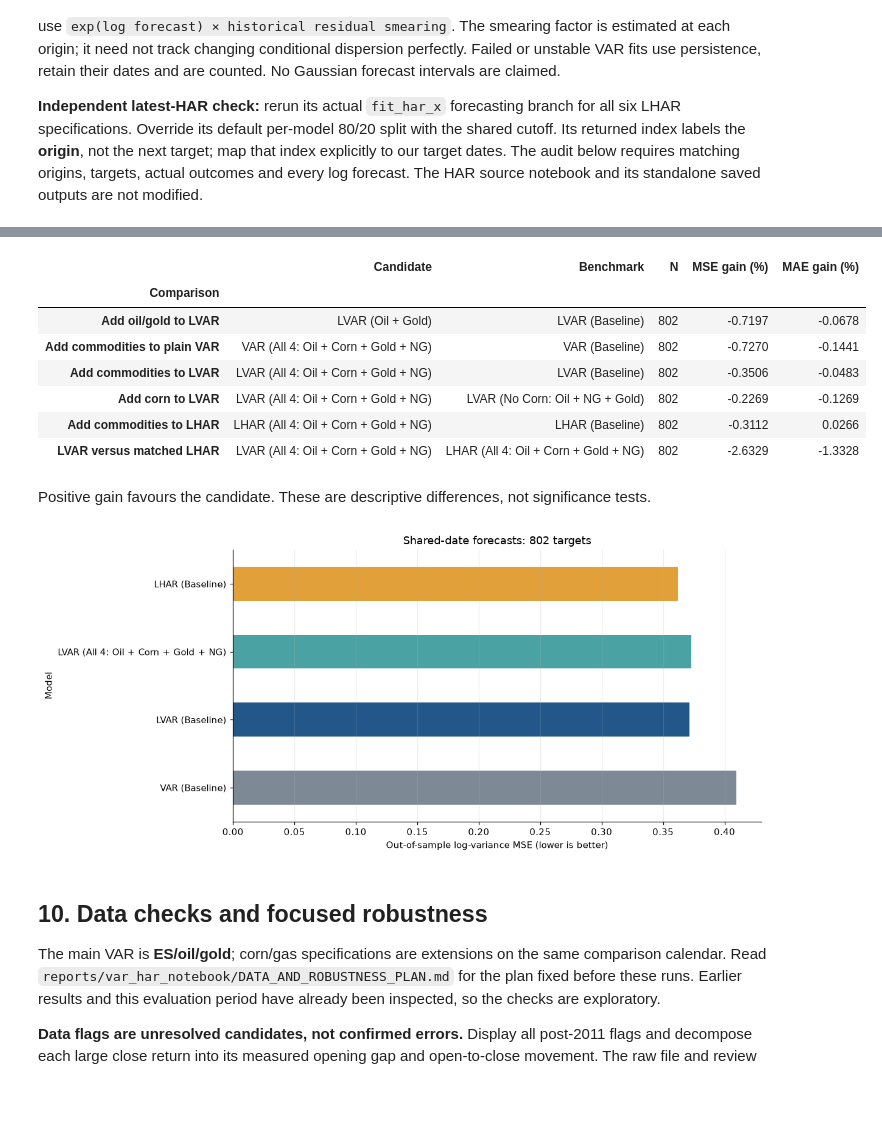
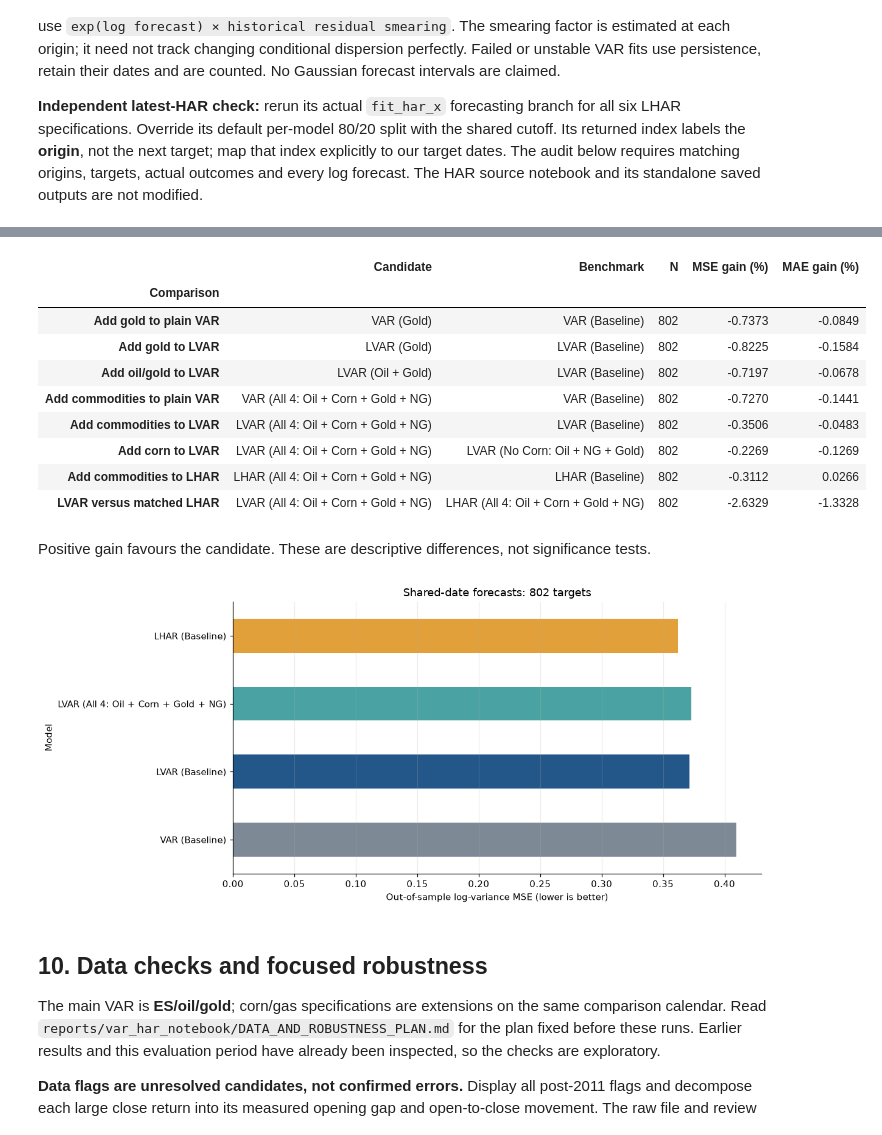
Before and after one commit to Deangr-econ/Quant_methods_project, a Jupyter notebook: VAR_QTFE.ipynb, the cells around one changed output, grey strips where cells are left out. Cells and saved outputs as stored; diff of their text form; code cells hidden in the pictures; blank space fills up the shorter version.

```diff
--- a/VAR_QTFE.ipynb
+++ b/VAR_QTFE.ipynb
@@ -588,28 +596,32 @@ Scored target dates: 2023-07-13 to 2026-08-31
 | LHAR (All 4: Oil + Corn + Gold + ... | 802 | 3165 | 2023-07-12 | 2023-07-13 | 2026-08-31 | 0.0000 | 0.3638 | ... |
 | LHAR (No Corn: Oil + NG + Gold; D... | 802 | 3165 | 2023-07-12 | 2023-07-13 | 2026-08-31 | 0.0000 | 0.3637 | ... |
 # %%
-pairs = [('Add oil/gold to LVAR', 'LVAR (Oil + Gold)', 'LVAR (Baseline)'),
+pairs = [('Add gold to plain VAR', 'VAR (Gold)', 'VAR (Baseline)'),
+    ('Add gold to LVAR', 'LVAR (Gold)', 'LVAR (Baseline)'),
+    ('Add oil/gold to LVAR', 'LVAR (Oil + Gold)', 'LVAR (Baseline)'),
     ('Add commodities to plain VAR', 'VAR (All 4: Oil + Corn + Gold + NG)', 'VAR (Baseline)'),
     ('Add commodities to LVAR', 'LVAR (All 4: Oil + Corn + Gold + NG)', 'LVAR (Baseline)'),
     ('Add corn to LVAR', 'LVAR (All 4: Oil + Corn + Gold + NG)', 'LVAR (No Corn: Oil + NG + Gold)'),
     ('Add commodities to LHAR', 'LHAR (All 4: Oil + Corn + Gold + NG)', 'LHAR (Baseline)'),
     ('LVAR versus matched LHAR', 'LVAR (All 4: Oil + Corn + Gold + NG)', 'LHAR (All 4: Oil + Corn + Gold + NG)')]
 gains = pd.DataFrame([{'Comparison': label, 'Candidate': candidate, 'Benchmark': benchmark,
     'N': int(metrics.loc[candidate, 'N']), 'MSE gain (%)': 100 * (1 - metrics.loc[candidate, 'MSE'] / metrics.loc[benchmark, 'MSE']),
     'MAE gain (%)': 100 * (1 - metrics.loc[candidate, 'MAE'] / metrics.loc[benchmark, 'MAE'])}
     for label, candidate, benchmark in pairs]).set_index('Comparison')
 show_table(gains)
 display(Markdown('Positive gain favours the candidate. These are descriptive differences, not significance tests.'))
 gains.to_csv(OUTPUT / 'shared_forecast_gains.csv')
 plot_names = ['VAR (Baseline)', 'LVAR (Baseline)',
               'LVAR (All 4: Oil + Corn + Gold + NG)', 'LHAR (Baseline)']
 fig, ax = plt.subplots(figsize=(11, 5))
 metrics.loc[plot_names, 'MSE'].plot.barh(ax=ax, color=['#7d8a96', '#235789', '#4aa3a2', '#e2a03a'])
 ax.set(xlabel='Out-of-sample log-variance MSE (lower is better)', title=f'Shared-date forecasts: {len(test_dates)} targets')
 ax.grid(axis='x', alpha=.25); fig.tight_layout(); plt.show()
 # %% [output]
 |  | Candidate | Benchmark | N | MSE gain (%) | MAE gain (%) |
 | Comparison |  |  |  |  |  |
+| Add gold to plain VAR | VAR (Gold) | VAR (Baseline) | 802 | -0.7373 | -0.0849 |
+| Add gold to LVAR | LVAR (Gold) | LVAR (Baseline) | 802 | -0.8225 | -0.1584 |
 | Add oil/gold to LVAR | LVAR (Oil + Gold) | LVAR (Baseline) | 802 | -0.7197 | -0.0678 |
 | Add commodities to plain VAR | VAR (All 4: Oil + Corn + Gold + NG) | VAR (Baseline) | 802 | -0.7270 | -0.1441 |
 | Add commodities to LVAR | LVAR (All 4: Oil + Corn + Gold + NG) | LVAR (Baseline) | 802 | -0.3506 | -0.0483 |
```
Also changed, not shown: parts of 5 cells of this notebook, 9 other files.
